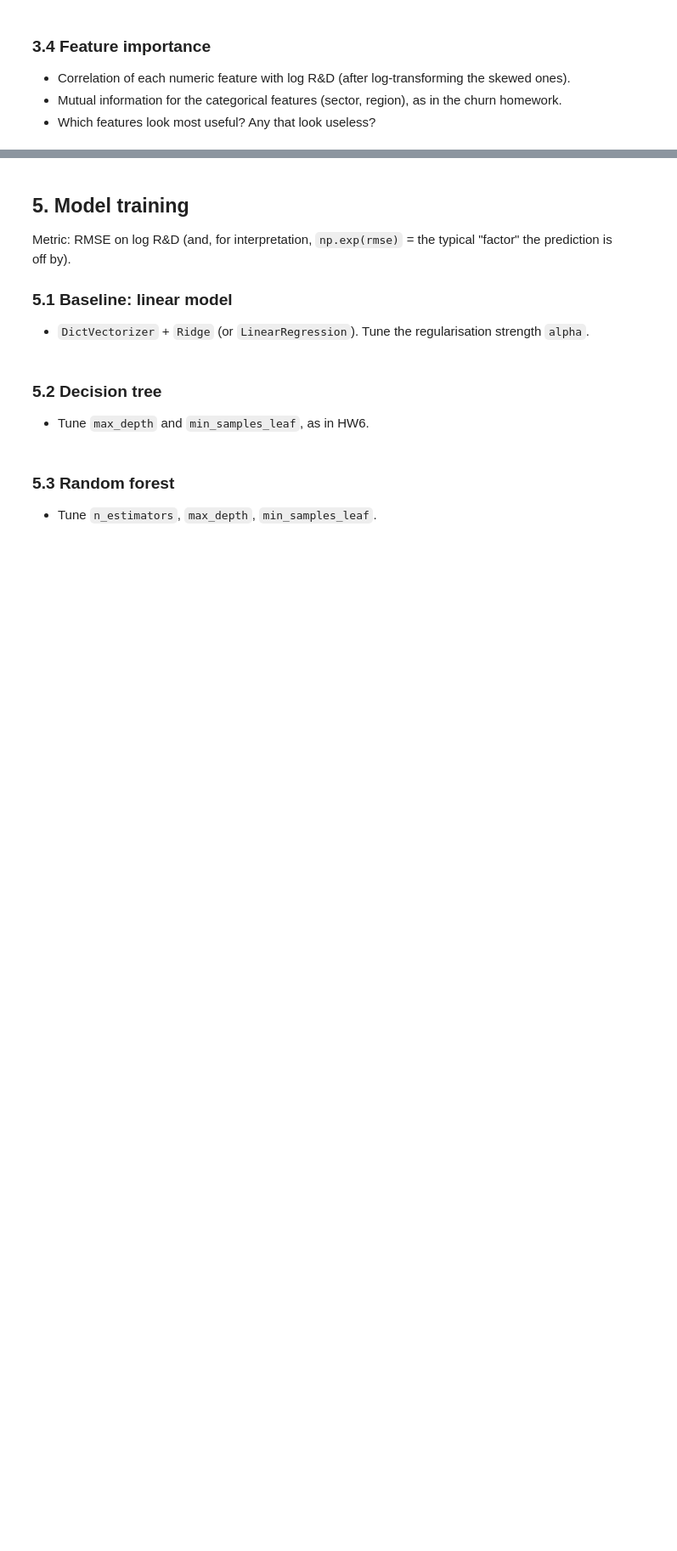
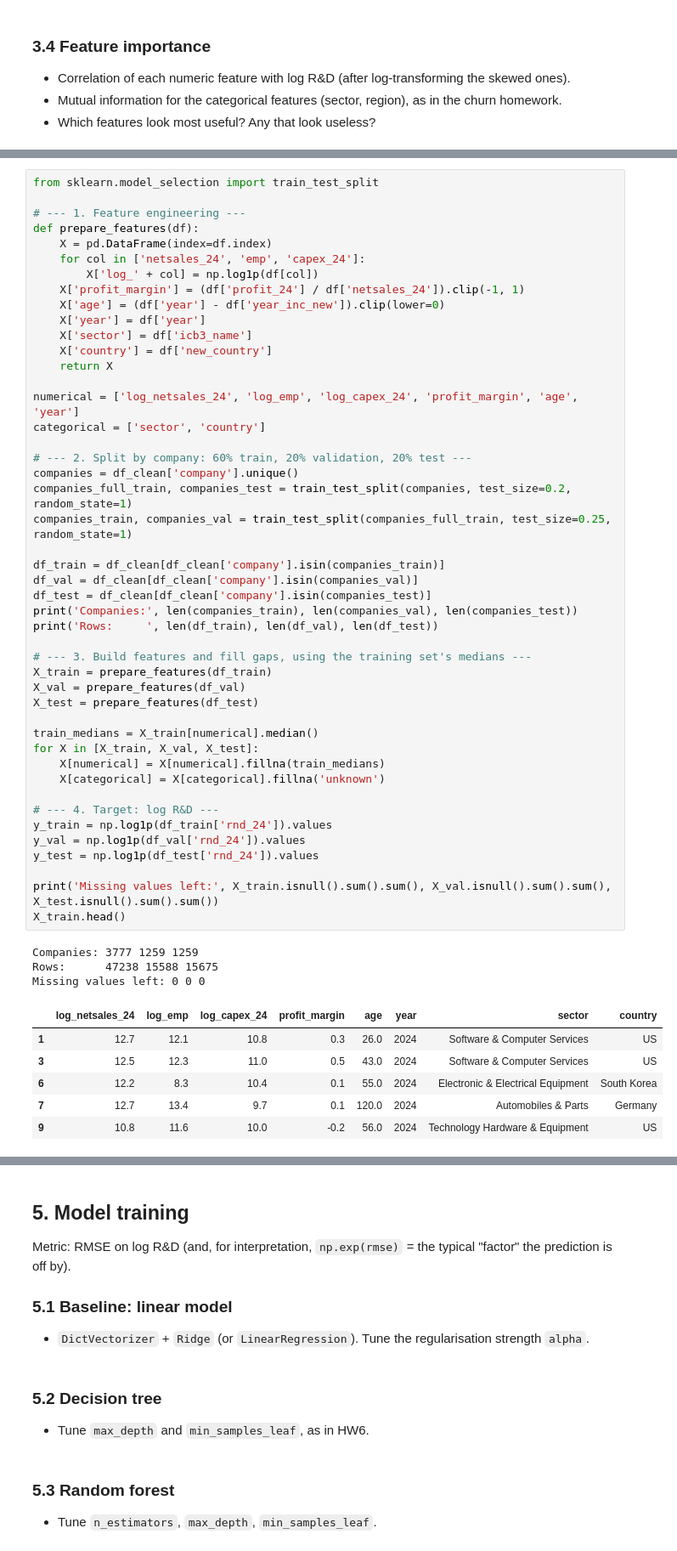
Before and after one commit to song2siren/ml-zoomcamp-rd-spend-benchmark, a Jupyter notebook: notebook.ipynb, the cells around one changed output, grey strips where cells are left out. Shown at 85% size. Cells and saved outputs as stored; diff of their text form; blank space fills up the shorter version.

Commit message:
Complete EDA, feature engineering and company-based split

```diff
--- a/notebook.ipynb
+++ b/notebook.ipynb
@@ -248,0 +365,56 @@ Ideas for features: log of the money columns, profit margin (profit ÷ sales), c
+# %%
+from sklearn.model_selection import train_test_split
+
+# --- 1. Feature engineering ---
+def prepare_features(df):
+    X = pd.DataFrame(index=df.index)
+    for col in ['netsales_24', 'emp', 'capex_24']:
+        X['log_' + col] = np.log1p(df[col])
+    X['profit_margin'] = (df['profit_24'] / df['netsales_24']).clip(-1, 1)
+    X['age'] = (df['year'] - df['year_inc_new']).clip(lower=0)
+    X['year'] = df['year']
+    X['sector'] = df['icb3_name']
+    X['country'] = df['new_country']
+    return X
+
+numerical = ['log_netsales_24', 'log_emp', 'log_capex_24', 'profit_margin', 'age', 'year']
+categorical = ['sector', 'country']
+
+# --- 2. Split by company: 60% train, 20% validation, 20% test ---
+companies = df_clean['company'].unique()
+companies_full_train, companies_test = train_test_split(companies, test_size=0.2, random_state=1)
+companies_train, companies_val = train_test_split(companies_full_train, test_size=0.25, random_state=1)
+
+df_train = df_clean[df_clean['company'].isin(companies_train)]
+df_val = df_clean[df_clean['company'].isin(companies_val)]
+df_test = df_clean[df_clean['company'].isin(companies_test)]
+print('Companies:', len(companies_train), len(companies_val), len(companies_test))
+print('Rows:     ', len(df_train), len(df_val), len(df_test))
+
+# --- 3. Build features and fill gaps, using the training set's medians ---
+X_train = prepare_features(df_train)
+X_val = prepare_features(df_val)
+X_test = prepare_features(df_test)
+
+train_medians = X_train[numerical].median()
+for X in [X_train, X_val, X_test]:
+    X[numerical] = X[numerical].fillna(train_medians)
+    X[categorical] = X[categorical].fillna('unknown')
+
+# --- 4. Target: log R&D ---
+y_train = np.log1p(df_train['rnd_24']).values
+y_val = np.log1p(df_val['rnd_24']).values
+y_test = np.log1p(df_test['rnd_24']).values
+
+print('Missing values left:', X_train.isnull().sum().sum(), X_val.isnull().sum().sum(), X_test.isnull().sum().sum())
+X_train.head()
+# %% [output]
+Companies: 3777 1259 1259
+Rows:      47238 15588 15675
+Missing values left: 0 0 0
+|  | log_netsales_24 | log_emp | log_capex_24 | profit_margin | age | year | sector | country |
+| 1 | 12.7 | 12.1 | 10.8 | 0.3 | 26.0 | 2024 | Software & Computer Services | US |
+| 3 | 12.5 | 12.3 | 11.0 | 0.5 | 43.0 | 2024 | Software & Computer Services | US |
+| 6 | 12.2 | 8.3 | 10.4 | 0.1 | 55.0 | 2024 | Electronic & Electrical Equipment | South Korea |
+| 7 | 12.7 | 13.4 | 9.7 | 0.1 | 120.0 | 2024 | Automobiles & Parts | Germany |
+| 9 | 10.8 | 11.6 | 10.0 | -0.2 | 56.0 | 2024 | Technology Hardware & Equipment | US |
```
Also changed, not shown: parts of 9 cells of this notebook, 1 other file.
